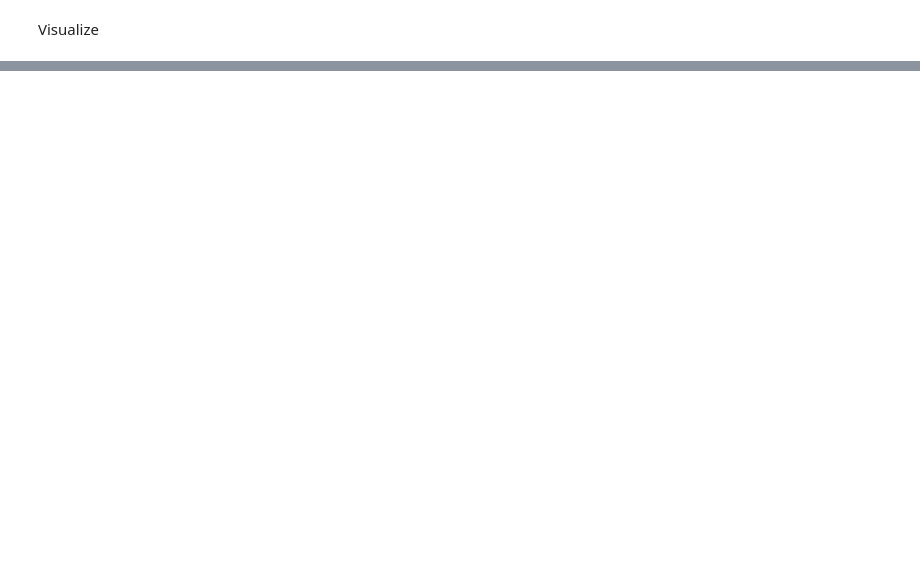
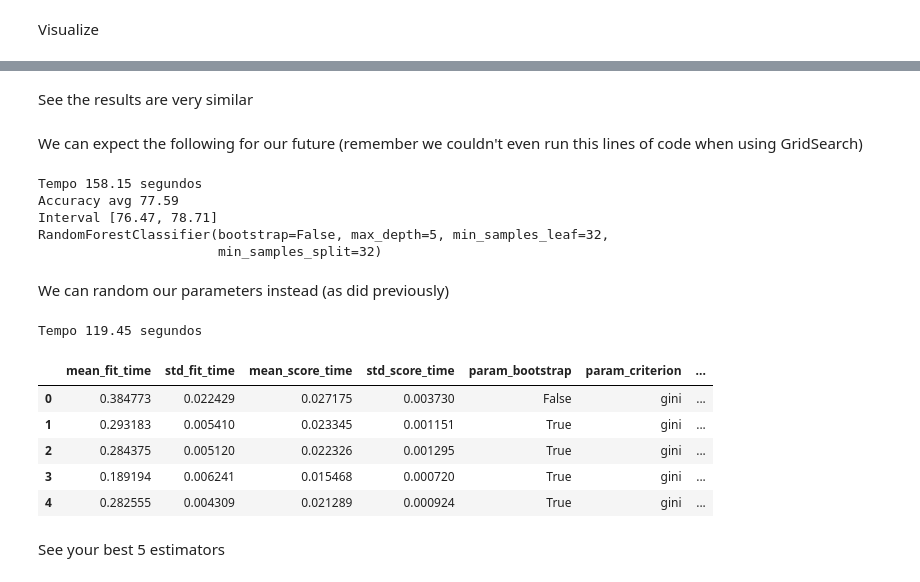
Before and after one commit to MarceloPiemonteRibeiro/learning-Machine-learning, a Jupyter notebook: Optimization/Choosing_parameters_to_optimize_models.ipynb, the cells around one changed output, grey strips where cells are left out. Drawn from its saved outputs; the diff is of its cells as text; code cells hidden in the pictures; blank space fills up the shorter version.

```diff
--- a/Optimization/Choosing_parameters_to_optimize_models.ipynb
+++ b/Optimization/Choosing_parameters_to_optimize_models.ipynb
@@ -886,0 +1213,61 @@ graph
+# %% [markdown]
+See the results are very similar
+# %% [markdown]
+We can expect the following for our future (remember we couldn't even run this lines of code when using GridSearch)
+# %%
+tic = time.time()
+scores = cross_val_score(busca, x_azar, y_azar, cv = KFold(n_splits=5, shuffle=True))
+tac = time.time()
+tempo_passado = tac - tic
+print("Tempo %.2f segundos" % tempo_passado)
+
+imprime_score(scores)
+melhor = busca.best_estimator_
+print(melhor)
+# %% [output]
+Tempo 158.15 segundos
+Accuracy avg 77.59
+Interval [76.47, 78.71]
+RandomForestClassifier(bootstrap=False, max_depth=5, min_samples_leaf=32,
+                       min_samples_split=32)
+# %% [markdown]
+We can random our parameters instead (as did previously)
+# %%
+SEED=301
+np.random.seed(SEED)
+
+espaco_de_parametros = {
+    "n_estimators" : randint(10, 101),
+    "max_depth" : randint(3, 6),
+    "min_samples_split": randint(32, 129),
+    "min_samples_leaf": randint(32, 129),
+    "bootstrap" : [True, False],
+    "criterion": ["gini", "entropy"]
+# 91*3*(129-32)*(129-32)*2*2 combinations - this would never be ran in the GridSearch
+# This is why we would run a randomize
+}
+
+tic = time.time()
+busca = RandomizedSearchCV(RandomForestClassifier(),
+                    espaco_de_parametros,
+                    n_iter = 80, # the higher this number, more time it will take
+                    cv = KFold(n_splits = 5, shuffle=True))
+busca.fit(x_azar, y_azar)
+tac = time.time()
+tempo_que_passou = tac - tic
+print("Tempo %.2f segundos" % tempo_que_passou)
+
+
+
+resultados = pd.DataFrame(busca.cv_results_)
+resultados.head()
+# %% [output]
+Tempo 119.45 segundos
+|  | mean_fit_time | std_fit_time | mean_score_time | std_score_time | param_bootstrap | param_criterion | ... |
+| 0 | 0.384773 | 0.022429 | 0.027175 | 0.003730 | False | gini | ... |
+| 1 | 0.293183 | 0.005410 | 0.023345 | 0.001151 | True | gini | ... |
+| 2 | 0.284375 | 0.005120 | 0.022326 | 0.001295 | True | gini | ... |
+| 3 | 0.189194 | 0.006241 | 0.015468 | 0.000720 | True | gini | ... |
+| 4 | 0.282555 | 0.004309 | 0.021289 | 0.000924 | True | gini | ... |
+# %% [markdown]
+See your best 5 estimators
```
Also changed, not shown: parts of 51 cells of this notebook.
